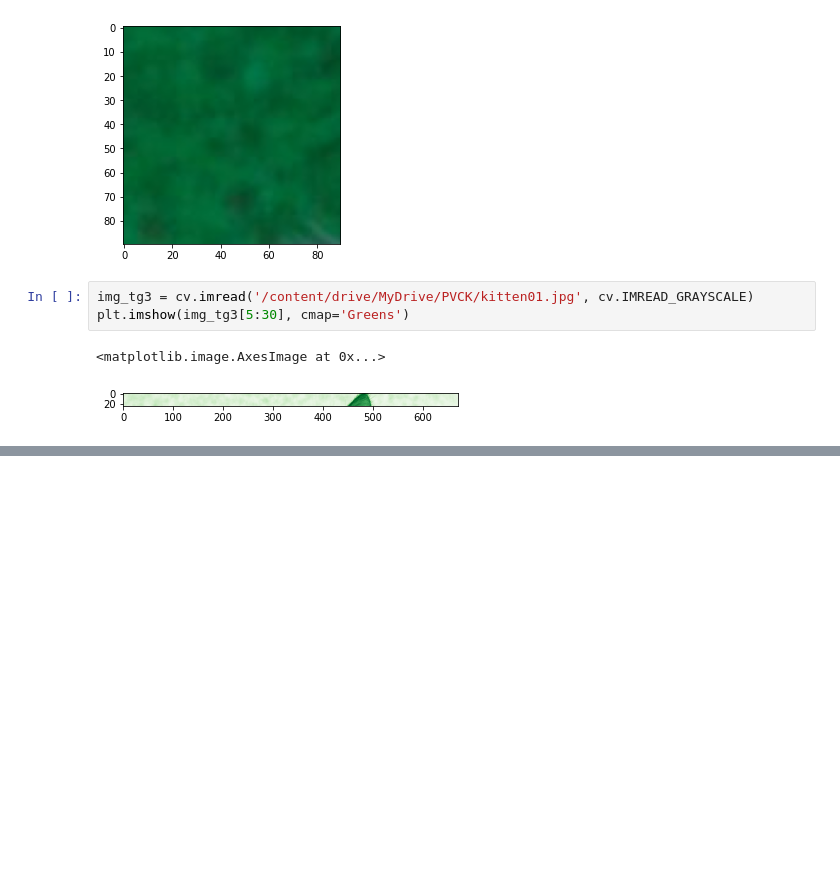
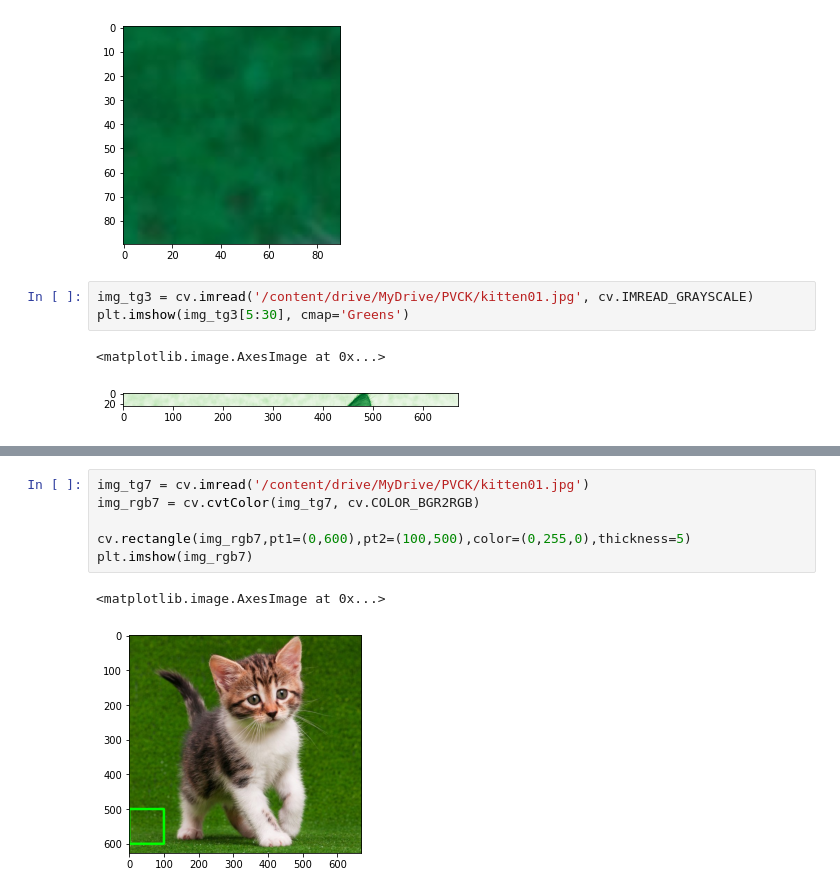
Before and after one commit to kinanpermata/17_UAS_PEMJAR_Kinanti-Permata-Putri, a Jupyter notebook: Week2.ipynb, the cells around one changed output, grey strips where cells are left out. Cells and saved outputs as stored; diff of their text form; blank space fills up the shorter version.

```diff
--- a/Week2.ipynb
+++ b/Week2.ipynb
@@ -134,0 +161,9 @@ plt.imshow(img_tg3[5:30], cmap='Greens')
+# %%
+img_tg7 = cv.imread('/content/drive/MyDrive/PVCK/kitten01.jpg')
+img_rgb7 = cv.cvtColor(img_tg7, cv.COLOR_BGR2RGB)
+
+cv.rectangle(img_rgb7,pt1=(0,600),pt2=(100,500),color=(0,255,0),thickness=5)
+plt.imshow(img_rgb7)
+# %% [output]
+<matplotlib.image.AxesImage at 0x...>
+[figure, added]
```
Also changed, not shown: parts of 4 cells of this notebook.
